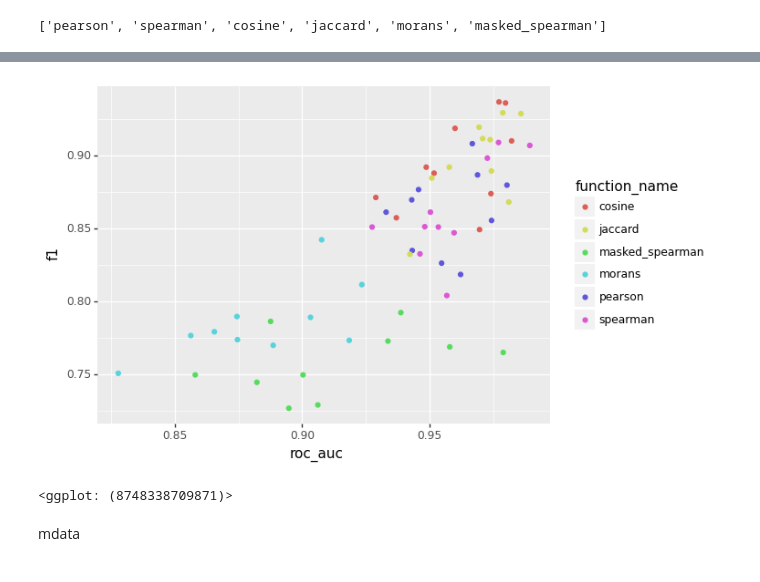
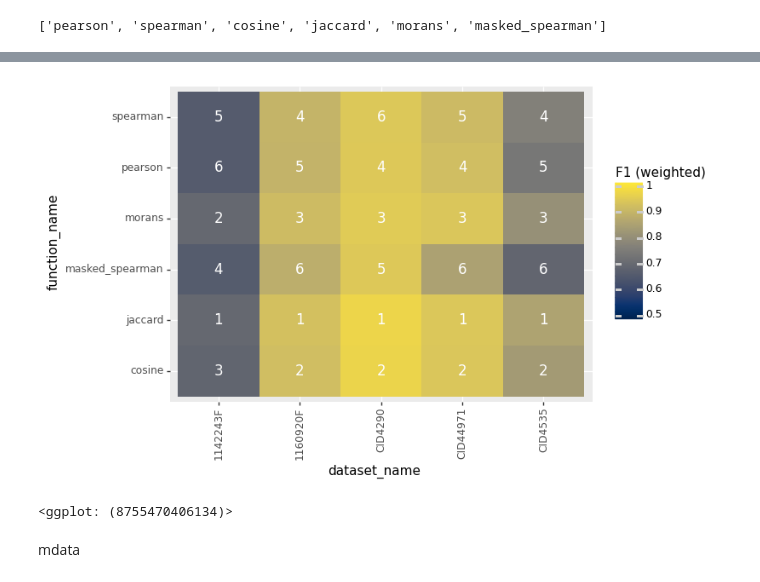
Before and after one commit to saezlab/lianaplus_manuscript, a Jupyter notebook: notebooks/spot_calling/1.call_annotations.ipynb, the cells around one changed output, grey strips where cells are left out. Saved outputs shown, nothing was run; the diff lists cells and outputs as text; code cells hidden in the pictures.

Commit message:
get results

```diff
--- a/notebooks/spot_calling/1.call_annotations.ipynb
+++ b/notebooks/spot_calling/1.call_annotations.ipynb
@@ -153,8 +206,30 @@ adata.uns['performance'].to_csv(os.path.join(data_dir, 'results', f"{dataset_nam
+# %%
+## read results
+results = os.listdir(os.path.join(data_dir, 'results'))
+results = [result for result in results if not result.__contains__('lig')]
+results_df = []
+for result in results:
+    results_df.append(pd.read_csv(os.path.join(data_dir, 'results', result)))
+results_df = pd.concat(results_df)
+# %%
+performance = results_df.groupby(['dataset_name', 'function_name']).mean().reset_index()
+# %%
+# rank by dataset_name
+performance['rank'] = performance.groupby('dataset_name')['f1'].rank(ascending=False).astype('int')
+# %%
+# heatmap plot of function_name, x roc_auc, y f1
+(p9.ggplot(performance, p9.aes(x='dataset_name', y='function_name', fill='f1')) +
+ p9.geom_tile() +
+ p9.geom_text(p9.aes(label='rank'), size=12, color='white') +
+ p9.theme(axis_text_x=p9.element_text(rotation=90)) +
+ p9.scale_fill_cmap(limits=(0.5, 1), cmap_name='cividis') +
+ p9.labs(fill='F1 (weighted)')
+ )
+# %% [output]
+[figure, added]
+<ggplot: (8755470406134)>
+# %% [markdown]
+mdata
 # %%
 # scatter plot of function_name, x roc_auc, y f1
 p9.ggplot(performance, p9.aes(x='roc_auc', y='f1', colour='function_name')) + p9.geom_point()
-# %% [output]
-[figure, removed]
-<ggplot: (8748338709871)>
-# %% [markdown]
-mdata
```
Also changed, not shown: parts of 28 cells of this notebook.
